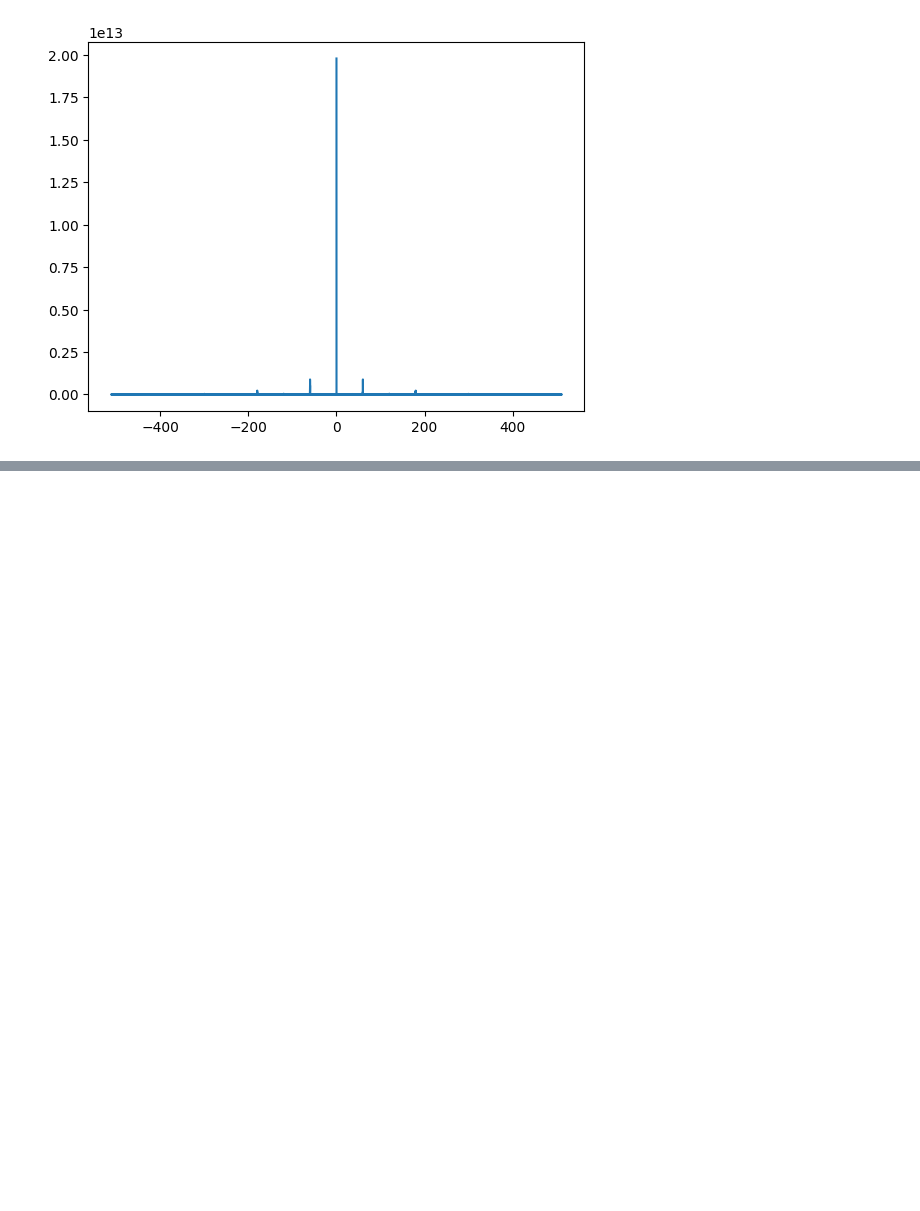
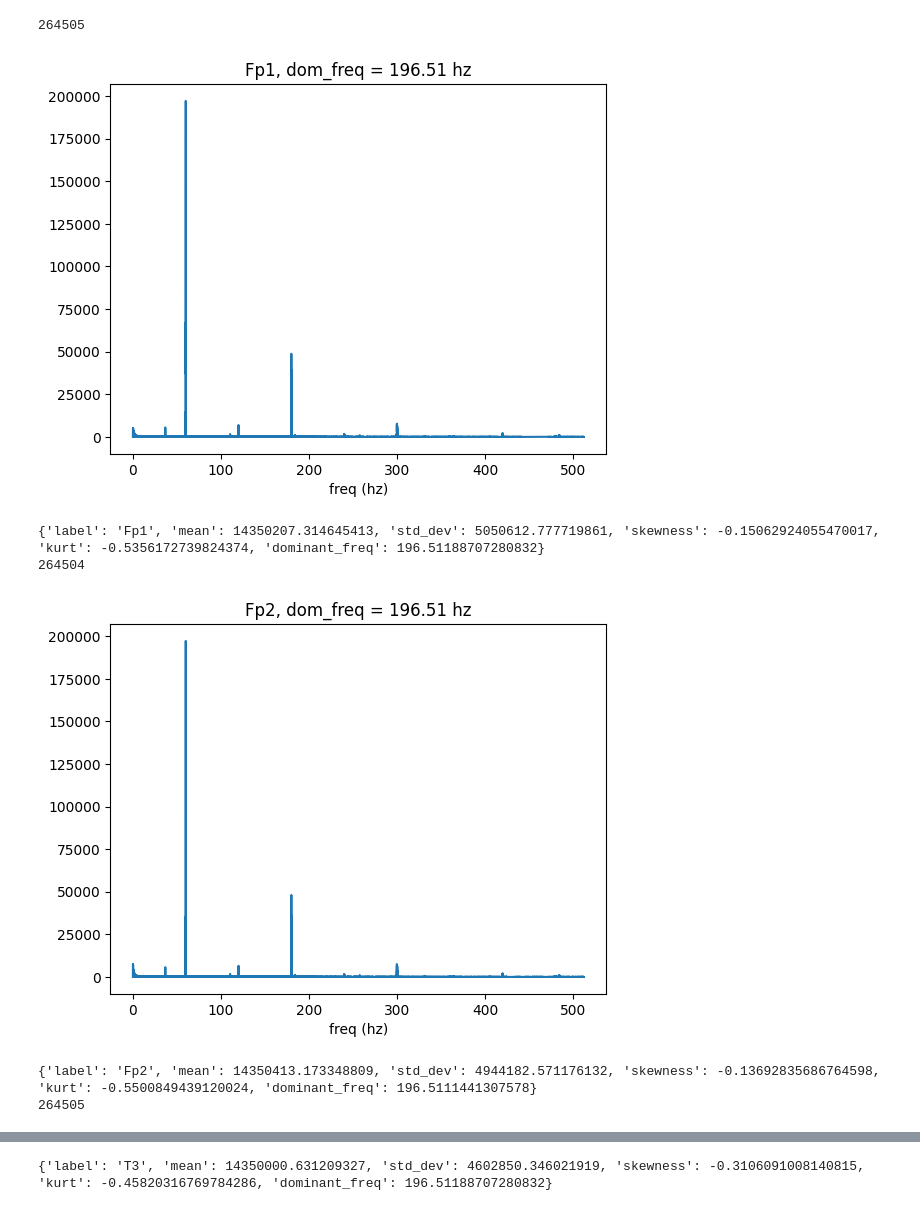
Before and after one commit to jpowell24/learningML, a Jupyter notebook: Python_exercises/EEG-MUSIC-example.ipynb, the cells around one changed output, grey strips where cells are left out. Drawn from its saved outputs; the diff is of its cells as text; code cells hidden in the pictures; blank space fills up the shorter version.

```diff
--- a/Python_exercises/EEG-MUSIC-example.ipynb
+++ b/Python_exercises/EEG-MUSIC-example.ipynb
@@ -76,7 +91,7 @@ plot_signal(signals[signal_num], signal_headers[signal_num], [start_time, stop_t
 from scipy.fft import fft, ifft, fftfreq
 from scipy.stats import skew, kurtosis
 # %%
-def extractFeatures(signal, header, frequency_domain):
+def extractFeatures(signal, header):
 
     features = {'label' : header['label'],
                 'mean' : 0,
@@ -90,21 +105,35 @@ def extractFeatures(signal, header, frequency_domain):
     features['skewness'] = skew(signal);
     features['kurt'] = kurtosis(signal);
 
+    normalized_signal = (signal - np.mean(signal)) / np.std(signal)
+
+    N = len(signal);
     delta_t = 1 / header['sample_frequency'];
 
-    fft_values = fft(signal);
-    freq = np.fft.fftfreq(signal.size, d = delta_t);
+    fft_values = fft(normalized_signal);
+    freq_domain = np.fft.fftfreq(N, d = delta_t);
 
-    fft_magnitude = np.abs(fft_values);
-    features['dominant_freq'] = np.argmax(fft_magnitude);
+    fft_magnitude = np.abs(normalized_signal);
 
-    start_frequency = frequency_domain[0];
-    stop_frequency = frequency_domain[1];
+    print(np.argmax(fft_magnitude));
 
-    plt.plot(freq, abs(fft_values));
+    features['dominant_freq'] = freq_domain[np.argmax(fft_magnitude)];
+
+    # I don't really understand what // does but every online resource uses this
+    plt.plot(freq_domain[:N//2], abs(fft_values[0:N//2]));
+    plt.xlabel('freq (hz)');
+    plt.title(f"{features['label']}, dom_freq = {round(features['dominant_freq'], 2)} hz");
+    plt.show();
+
+    print(features);
-# %%
-frequency_domain = [0, 1000];
-
-extractFeatures(signals[5], signal_headers[5], frequency_domain);
-# %% [output]
-[figure, removed]
+# %%
+for i in range(0, len(signal_headers), 1):
+    extractFeatures(signals[i], signal_headers[i]);
+# %% [output]
+264505
+[figure, added]
+{'label': 'Fp1', 'mean': 14350207.314645413, 'std_dev': 5050612.777719861, 'skewness': -0.15062924055470017, 'kurt': -0.5356172739824374, 'dominant_freq': 196.51188707280832}
+264504
+[figure, added]
+{'label': 'Fp2', 'mean': 14350413.173348809, 'std_dev': 4944182.571176132, 'skewness': -0.13692835686764598, 'kurt': -0.5500849439120024, 'dominant_freq': 196.5111441307578}
+264505
@@ -110,0 +141 @@ extractFeatures(signals[5], signal_headers[5], frequency_domain);
+{'label': 'T3', 'mean': 14350000.631209327, 'std_dev': 4602850.346021919, 'skewness': -0.3106091008140815, 'kurt': -0.45820316769784286, 'dominant_freq': 196.51188707280832}
```
Also changed, not shown: parts of 4 cells of this notebook.
